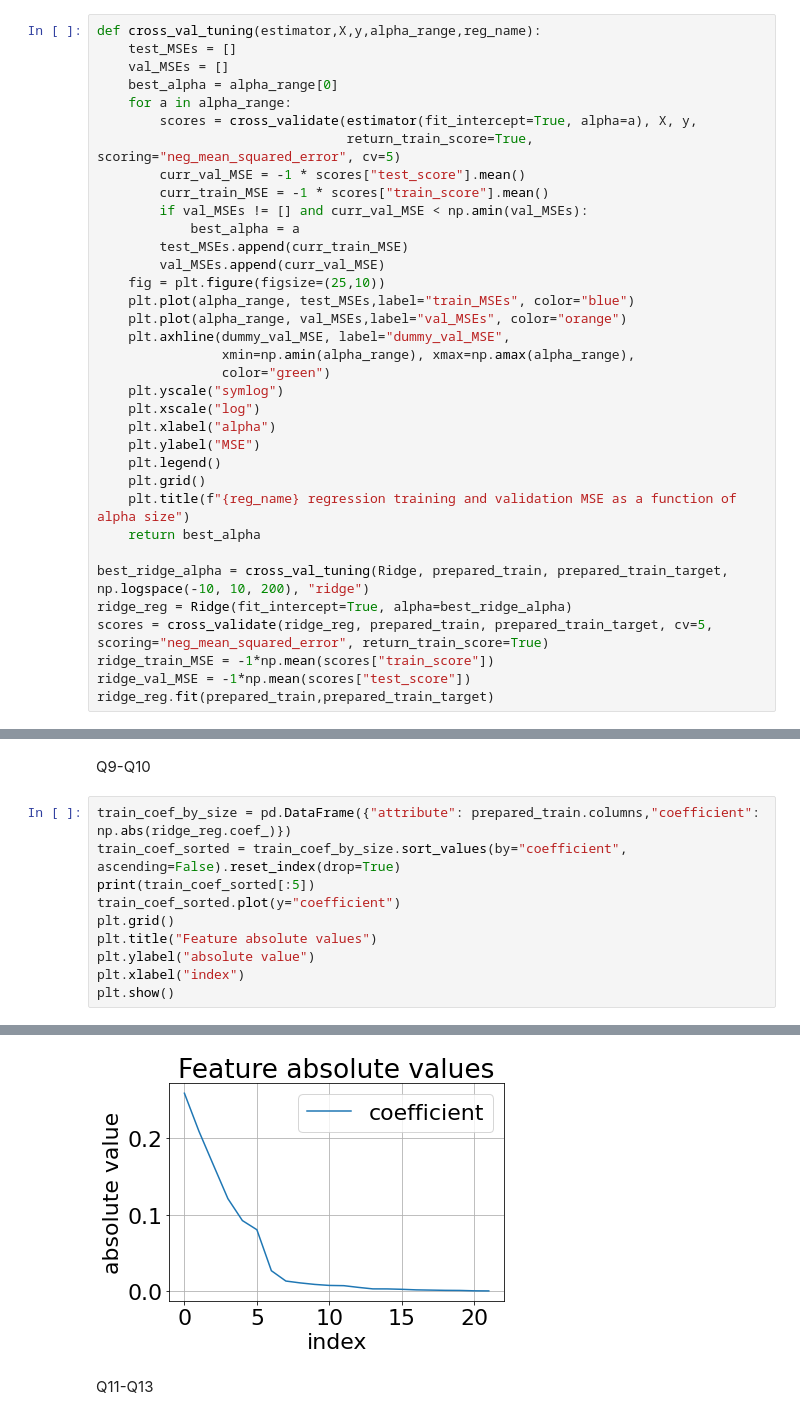
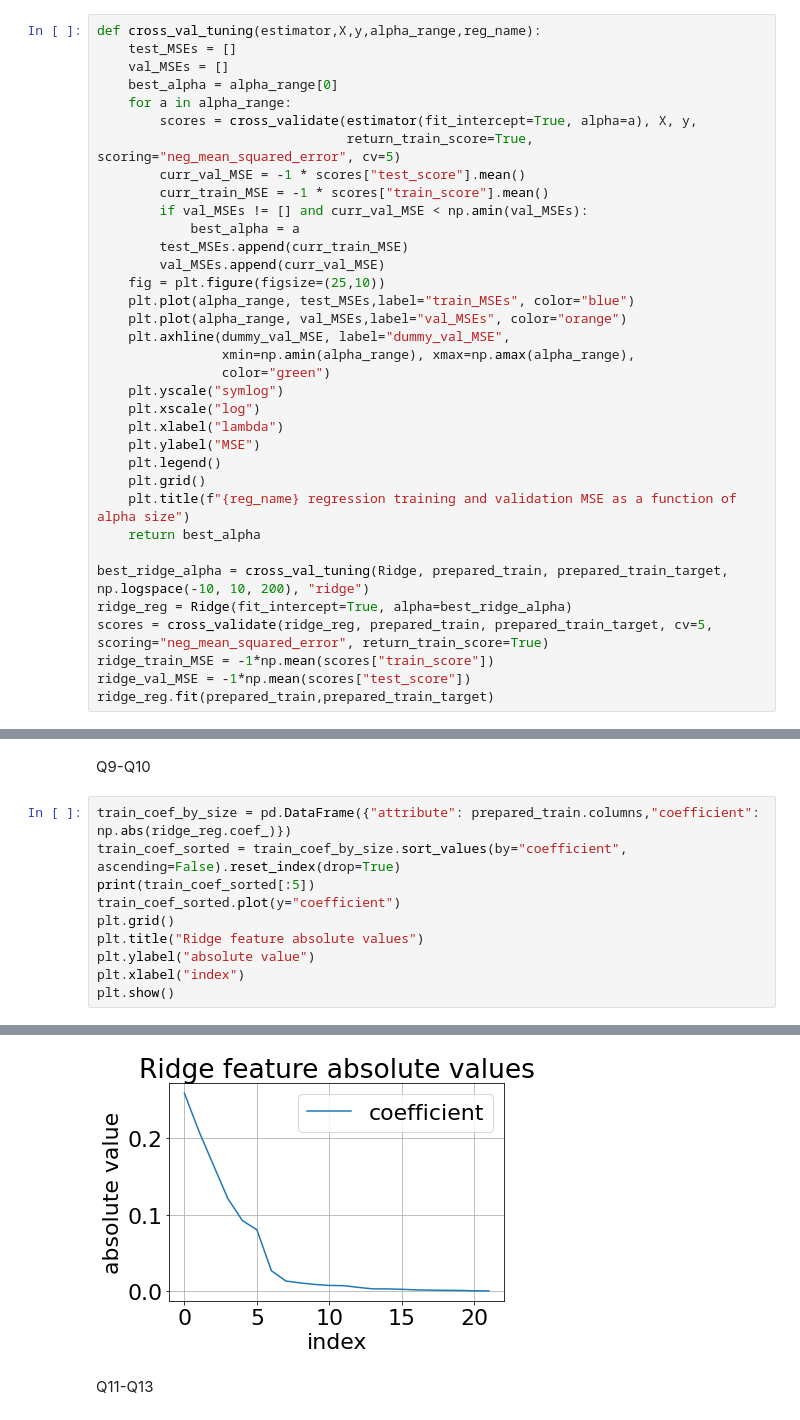
Before and after one commit to HenDav/ML-HW3, a Jupyter notebook: main.ipynb, the cells around one changed output, grey strips where cells are left out. Drawn from its saved outputs; the diff is of its cells as text.

Commit message:
Fixed titles and labels

```diff
--- a/main.ipynb
+++ b/main.ipynb
@@ -353,7 +353,7 @@ def cross_val_tuning(estimator,X,y,alpha_range,reg_name):
                 color="green")
     plt.yscale("symlog")
     plt.xscale("log")
-    plt.xlabel("alpha")
+    plt.xlabel("lambda")
     plt.ylabel("MSE")
     plt.legend()
     plt.grid()
@@ -374,21 +374,21 @@ Q9-Q10
 # %%
 train_coef_by_size = pd.DataFrame({"attribute": prepared_train.columns,"coefficient": np.abs(ridge_reg.coef_)})
 train_coef_sorted = train_coef_by_size.sort_values(by="coefficient", ascending=False).reset_index(drop=True)
 print(train_coef_sorted[:5])
 train_coef_sorted.plot(y="coefficient")
 plt.grid()
-plt.title("Feature absolute values")
+plt.title("Ridge feature absolute values")
 plt.ylabel("absolute value")
 plt.xlabel("index")
 plt.show()
 # %% [output]
              attribute  coefficient
 0  shortness_of_breath     0.258841
 1               PCR_08     0.209231
 2      num_of_siblings     0.164967
 3                fever     0.120986
 4           blood_type     0.092320
-[figure, old version]
+[figure, new version]
 # %% [markdown]
 Q11-Q13
 # %%
```
Also changed, not shown: parts of 3 cells of this notebook.
